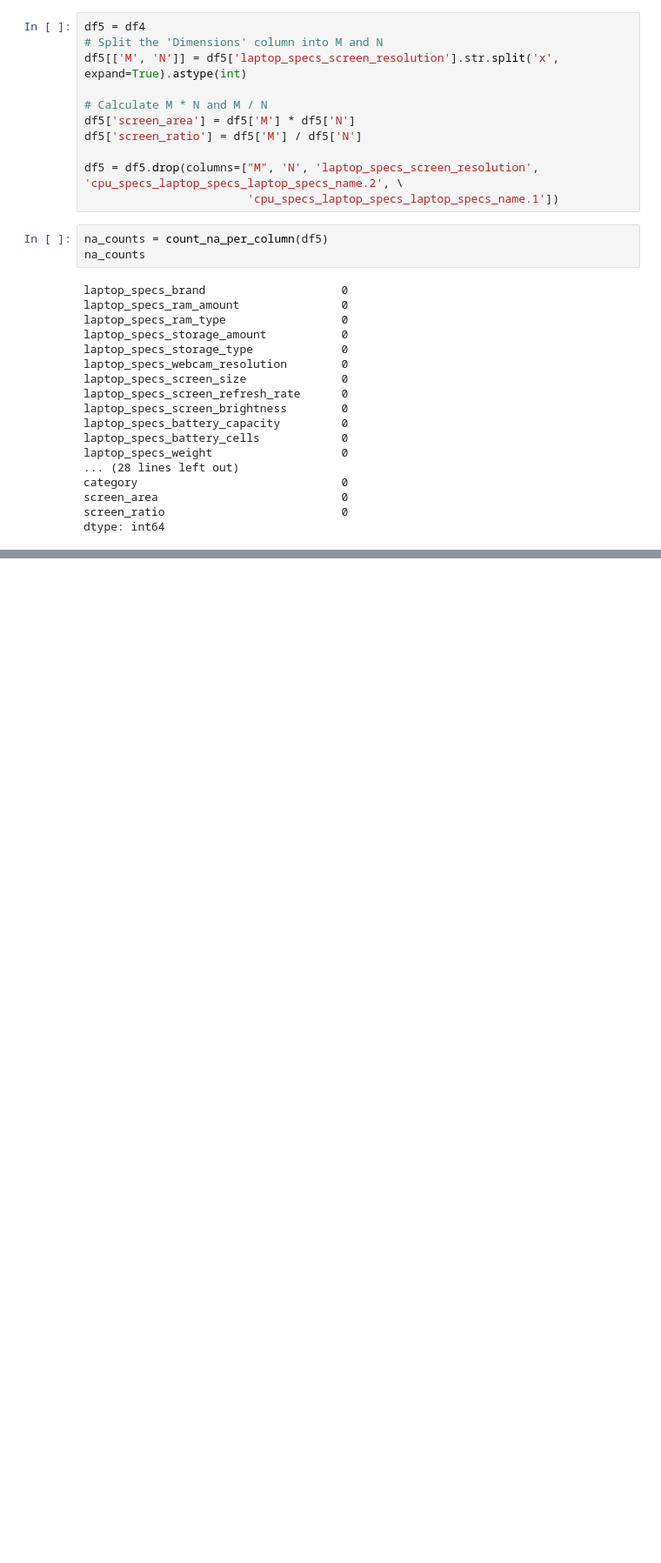
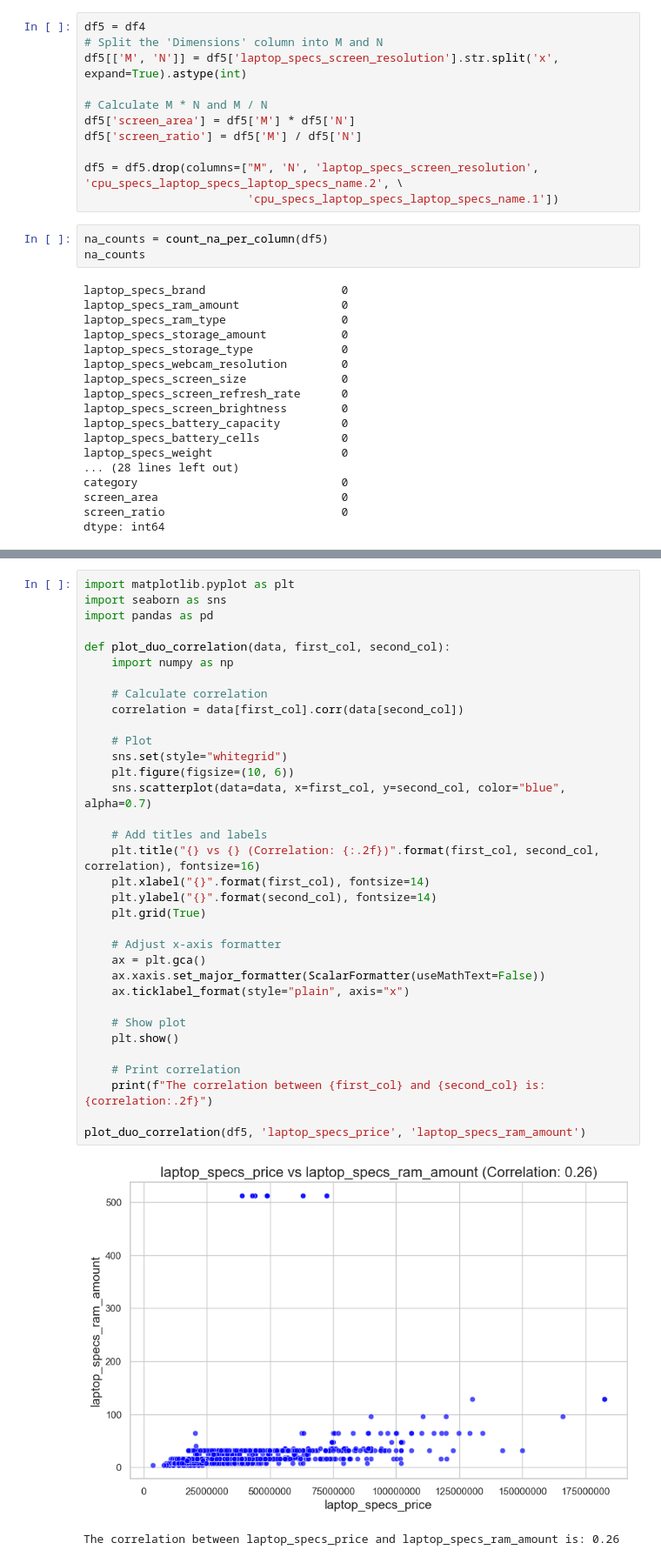
Before and after one commit to auphong2707/laptop-price-prediction-ds-prj, a Jupyter notebook: scraper/data/EDA_pipeline.ipynb, the cells around one changed output, grey strips where cells are left out. Shown at 87% size. Cells and saved outputs as stored; diff of their text form; blank space fills up the shorter version.

```diff
--- a/scraper/data/EDA_pipeline.ipynb
+++ b/scraper/data/EDA_pipeline.ipynb
@@ -282,0 +336,37 @@ df5.to_csv(output_path, index=False)
+# %%
+import matplotlib.pyplot as plt
+import seaborn as sns
+import pandas as pd
+
+def plot_duo_correlation(data, first_col, second_col):
+    import numpy as np
+
+    # Calculate correlation
+    correlation = data[first_col].corr(data[second_col])
+
+    # Plot
+    sns.set(style="whitegrid")
+    plt.figure(figsize=(10, 6))
+    sns.scatterplot(data=data, x=first_col, y=second_col, color="blue", alpha=0.7)
+
+    # Add titles and labels
+    plt.title("{} vs {} (Correlation: {:.2f})".format(first_col, second_col, correlation), fontsize=16)
+    plt.xlabel("{}".format(first_col), fontsize=14)
+    plt.ylabel("{}".format(second_col), fontsize=14)
+    plt.grid(True)
+
+    # Adjust x-axis formatter
+    ax = plt.gca()
+    ax.xaxis.set_major_formatter(ScalarFormatter(useMathText=False))
+    ax.ticklabel_format(style="plain", axis="x")
+
+    # Show plot
+    plt.show()
+
+    # Print correlation
+    print(f"The correlation between {first_col} and {second_col} is: {correlation:.2f}")
+
+plot_duo_correlation(df5, 'laptop_specs_price', 'laptop_specs_ram_amount')
+# %% [output]
+[figure, added]
+The correlation between laptop_specs_price and laptop_specs_ram_amount is: 0.26
```
Also changed, not shown: parts of 11 cells of this notebook, 1 other file.
